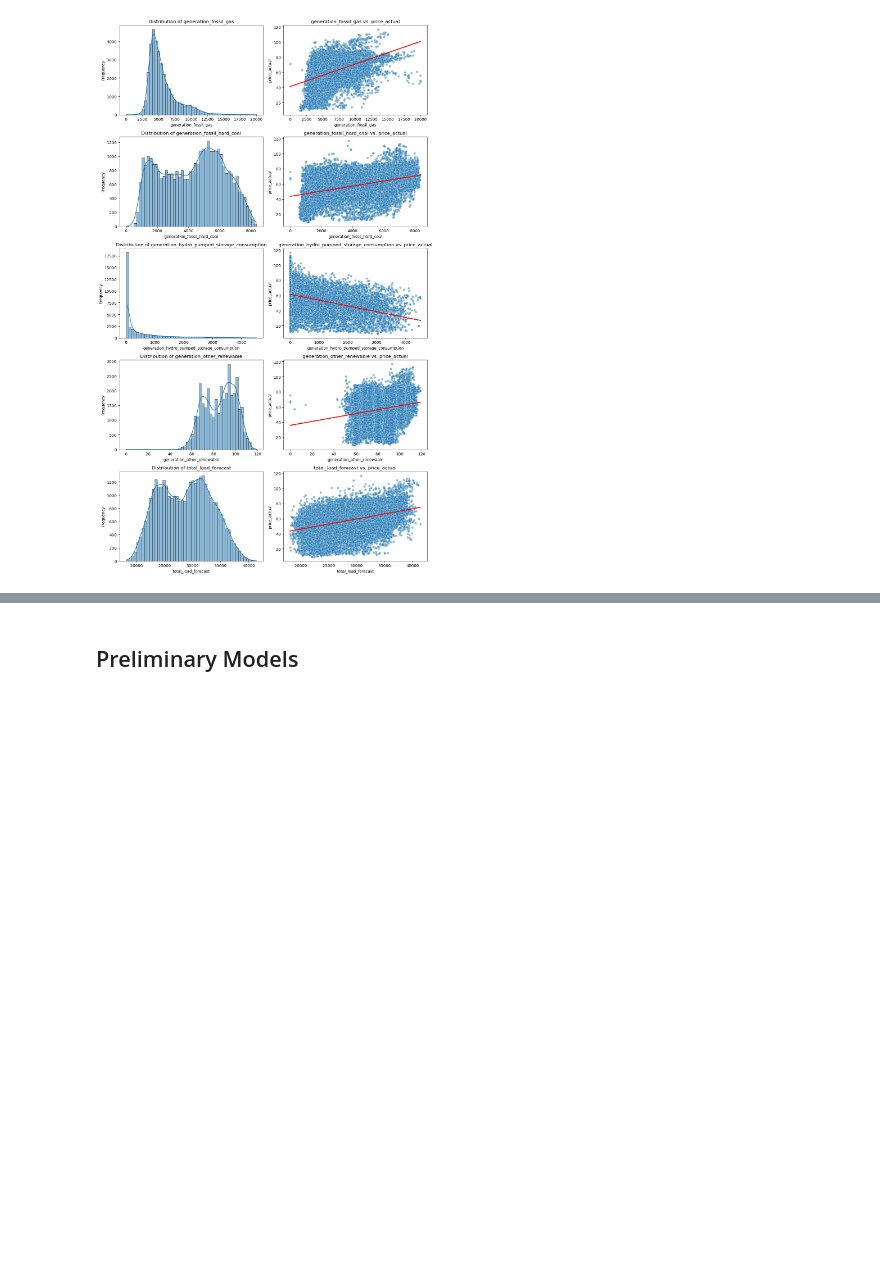
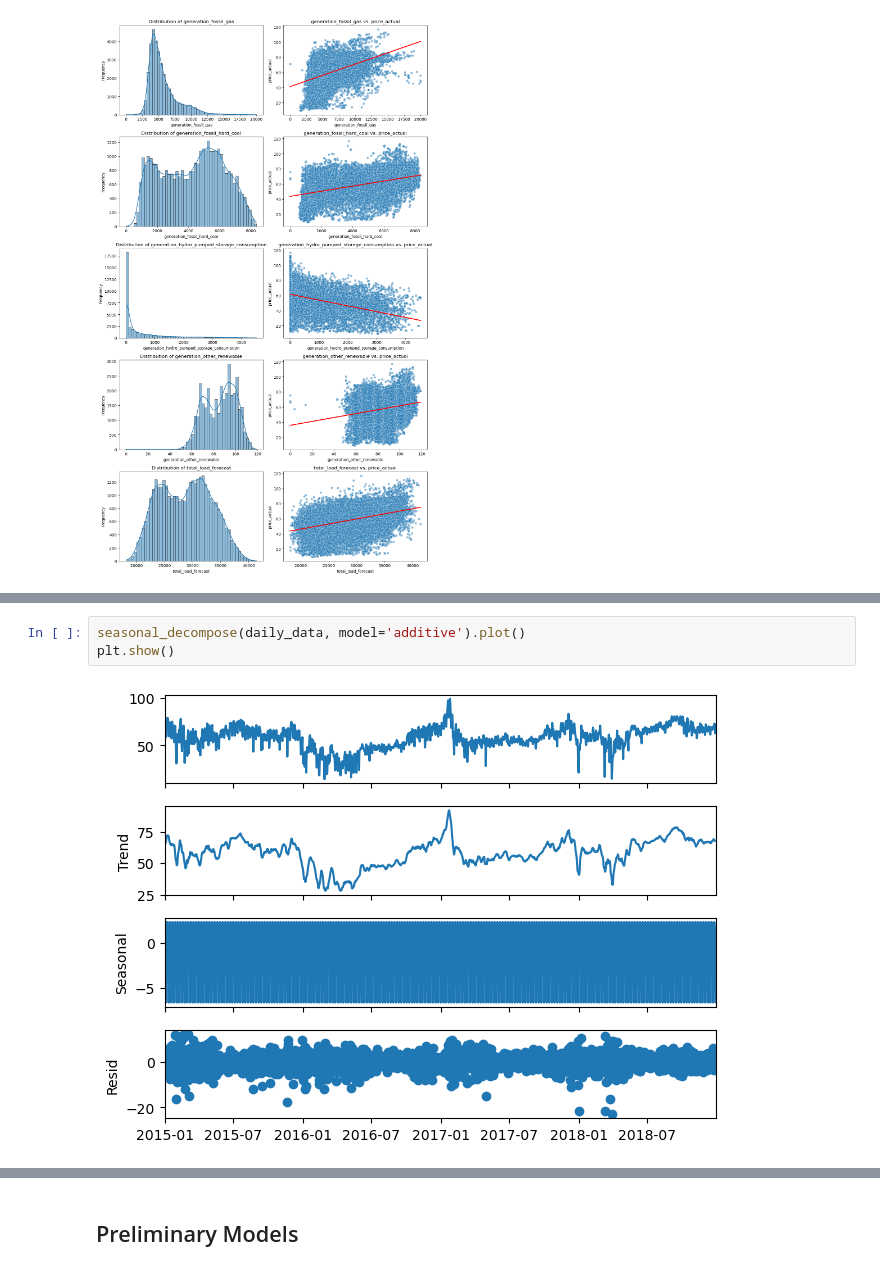
Before and after one commit to MattHendo/Time-Series-Energy-Markets, a Jupyter notebook: Time_Series_Energy_Markets.ipynb, the cells around one changed output, grey strips where cells are left out. Saved outputs shown, nothing was run; the diff lists cells and outputs as text; blank space fills up the shorter version.

```diff
--- a/Time_Series_Energy_Markets.ipynb
+++ b/Time_Series_Energy_Markets.ipynb
@@ -386,0 +414,5 @@ plt.show()
+# %%
+seasonal_decompose(daily_data, model='additive').plot()
+plt.show()
+# %% [output]
+[figure, added]
```
Also changed, not shown: parts of 13 cells of this notebook.
